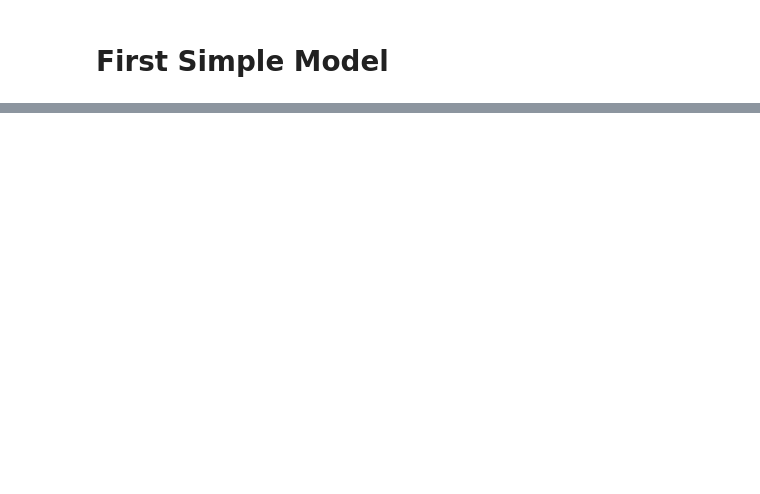
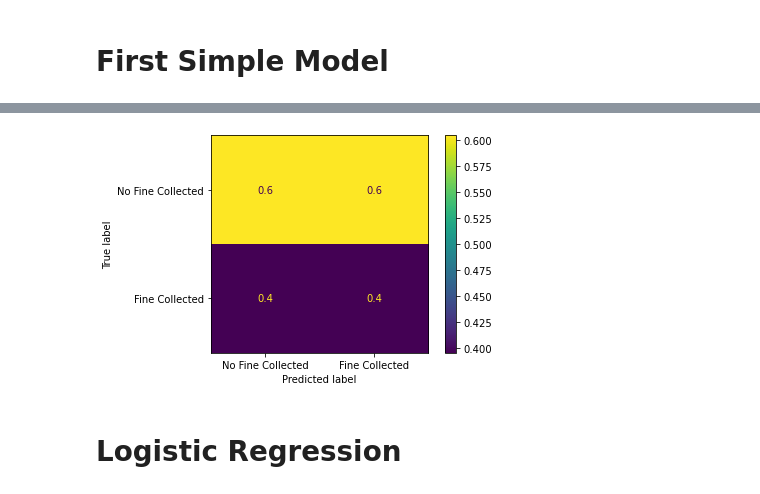
Before and after one commit to allisongao4015/oath_cases, a Jupyter notebook: Final_Notebook.ipynb, the cells around one changed output, grey strips where cells are left out. Saved outputs shown, nothing was run; the diff lists cells and outputs as text; code cells hidden in the pictures; blank space fills up the shorter version.

```diff
--- a/Final_Notebook.ipynb
+++ b/Final_Notebook.ipynb
@@ -2078,2 +1854,27 @@ def print_cm_with_labels(y_true,
 # %% [markdown]
 # First Simple Model
+# %%
+dummy_model = DummyClassifier(strategy="stratified")
+dummy_model.fit(x_train, y_train)
+dummy_model.predict(x_train)
+cv_results = cross_validate(dummy_model, x_train, y_train, return_train_score=True)
+
+y_hat = dummy_model.predict(x_train)
+
+
+
+print('Mean Test Score: {}'.format(cv_results['test_score'].mean()))
+print('Mean Train Score: {}'.format(cv_results['train_score'].mean()))
+
+
+acc = accuracy_score(y_train,y_hat)
+macro_precision_score=precision_score(y_train, y_hat, average='macro')
+micro_precision_score=precision_score(y_train, y_hat, average='micro')
+macro_recall_score=recall_score(y_train, y_hat, average='macro')
+micro_recall_score=recall_score(y_train, y_hat, average='micro')
+
+print('Accuracy Score: {}'.format(acc))
+print('Macro Precision Score: {}'.format(macro_precision_score))
+print('Micro Precision Score: {}'.format(micro_precision_score))
+print('Macro Recall Score: {}'.format(macro_recall_score))
+print('Micro Recall Score: {}'.format(micro_recall_score))
@@ -2079,0 +1900,7 @@ def print_cm_with_labels(y_true,
+# %%
+plot_confusion_matrix(dummy_model, x_train, y_train,
+                      display_labels= ['No Fine Collected', 'Fine Collected'], normalize="pred");
+# %% [output]
+[figure, added]
+# %% [markdown]
+# Logistic Regression
```
Also changed, not shown: parts of 149 cells of this notebook.
